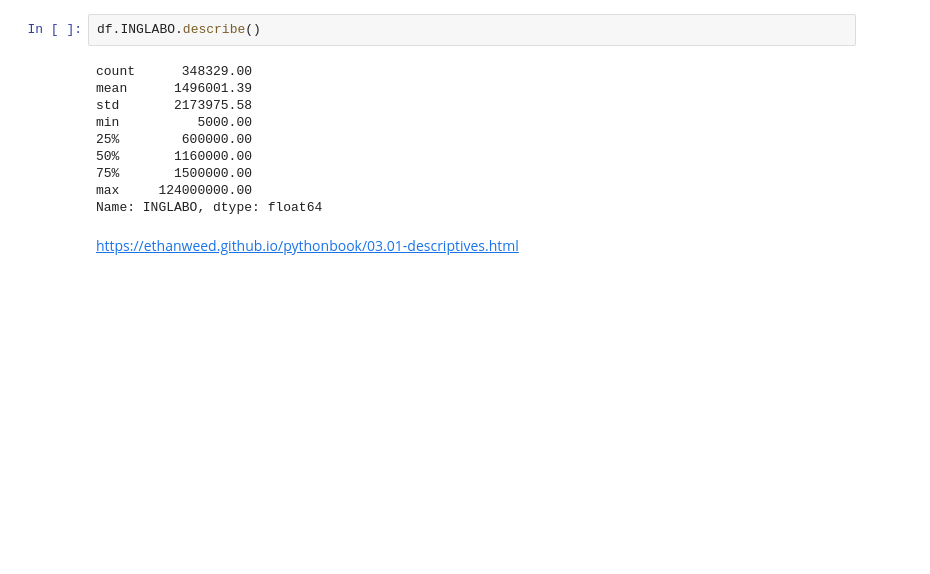
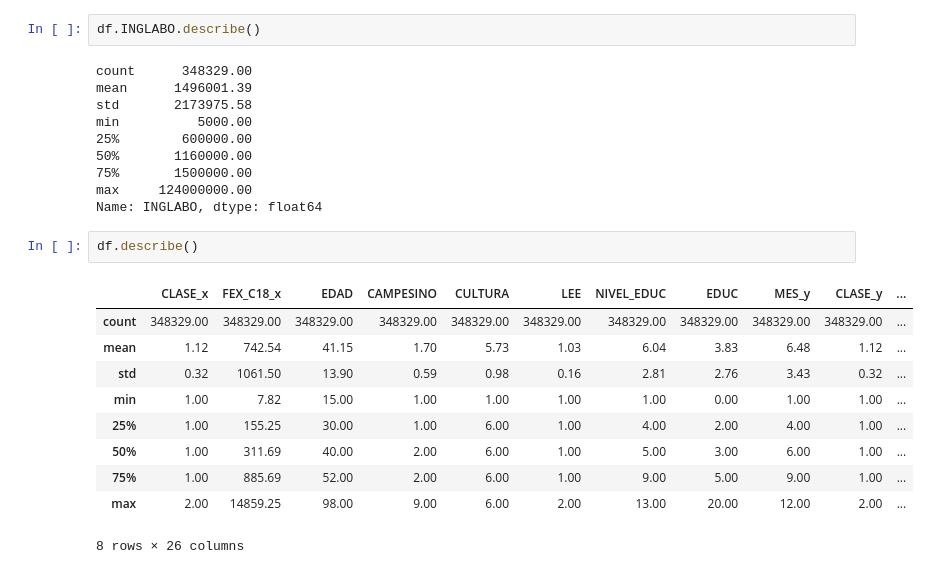
Before and after one commit to julihdez36/Metodos_estadisticos, a Jupyter notebook: Project GEIH 23/1. Estadistica descriptiva.ipynb, the cells around one changed output. Drawn from its saved outputs; the diff is of its cells as text; blank space fills up the shorter version.

```diff
--- a/Project GEIH 23/1. Estadistica descriptiva.ipynb
+++ b/Project GEIH 23/1. Estadistica descriptiva.ipynb
@@ -351,5 +347,16 @@ min          5000.00
 75%       1500000.00
 max     124000000.00
 Name: INGLABO, dtype: float64
-# %% [markdown]
-https://ethanweed.github.io/pythonbook/03.01-descriptives.html
+# %%
+df.describe()
+# %% [output]
+|  | CLASE_x | FEX_C18_x | EDAD | CAMPESINO | CULTURA | LEE | NIVEL_EDUC | EDUC | MES_y | CLASE_y | ... |
+| count | 348329.00 | 348329.00 | 348329.00 | 348329.00 | 348329.00 | 348329.00 | 348329.00 | 348329.00 | 348329.00 | 348329.00 | ... |
+| mean | 1.12 | 742.54 | 41.15 | 1.70 | 5.73 | 1.03 | 6.04 | 3.83 | 6.48 | 1.12 | ... |
+| std | 0.32 | 1061.50 | 13.90 | 0.59 | 0.98 | 0.16 | 2.81 | 2.76 | 3.43 | 0.32 | ... |
+| min | 1.00 | 7.82 | 15.00 | 1.00 | 1.00 | 1.00 | 1.00 | 0.00 | 1.00 | 1.00 | ... |
+| 25% | 1.00 | 155.25 | 30.00 | 1.00 | 6.00 | 1.00 | 4.00 | 2.00 | 4.00 | 1.00 | ... |
+| 50% | 1.00 | 311.69 | 40.00 | 2.00 | 6.00 | 1.00 | 5.00 | 3.00 | 6.00 | 1.00 | ... |
+| 75% | 1.00 | 885.69 | 52.00 | 2.00 | 6.00 | 1.00 | 9.00 | 5.00 | 9.00 | 1.00 | ... |
+| max | 2.00 | 14859.25 | 98.00 | 9.00 | 6.00 | 2.00 | 13.00 | 20.00 | 12.00 | 2.00 | ... |
+8 rows × 26 columns
```
Also changed, not shown: parts of 19 cells of this notebook, 1 other file.
